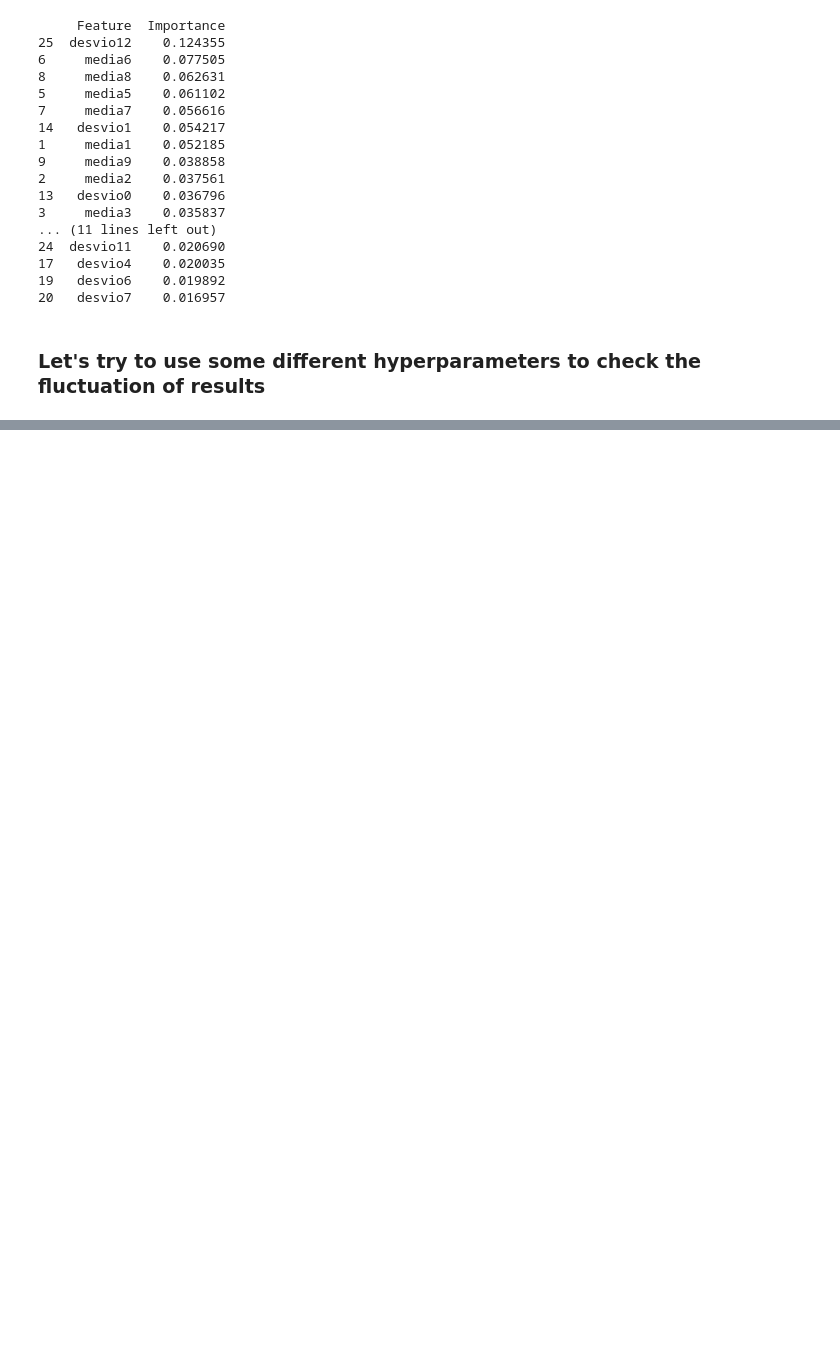
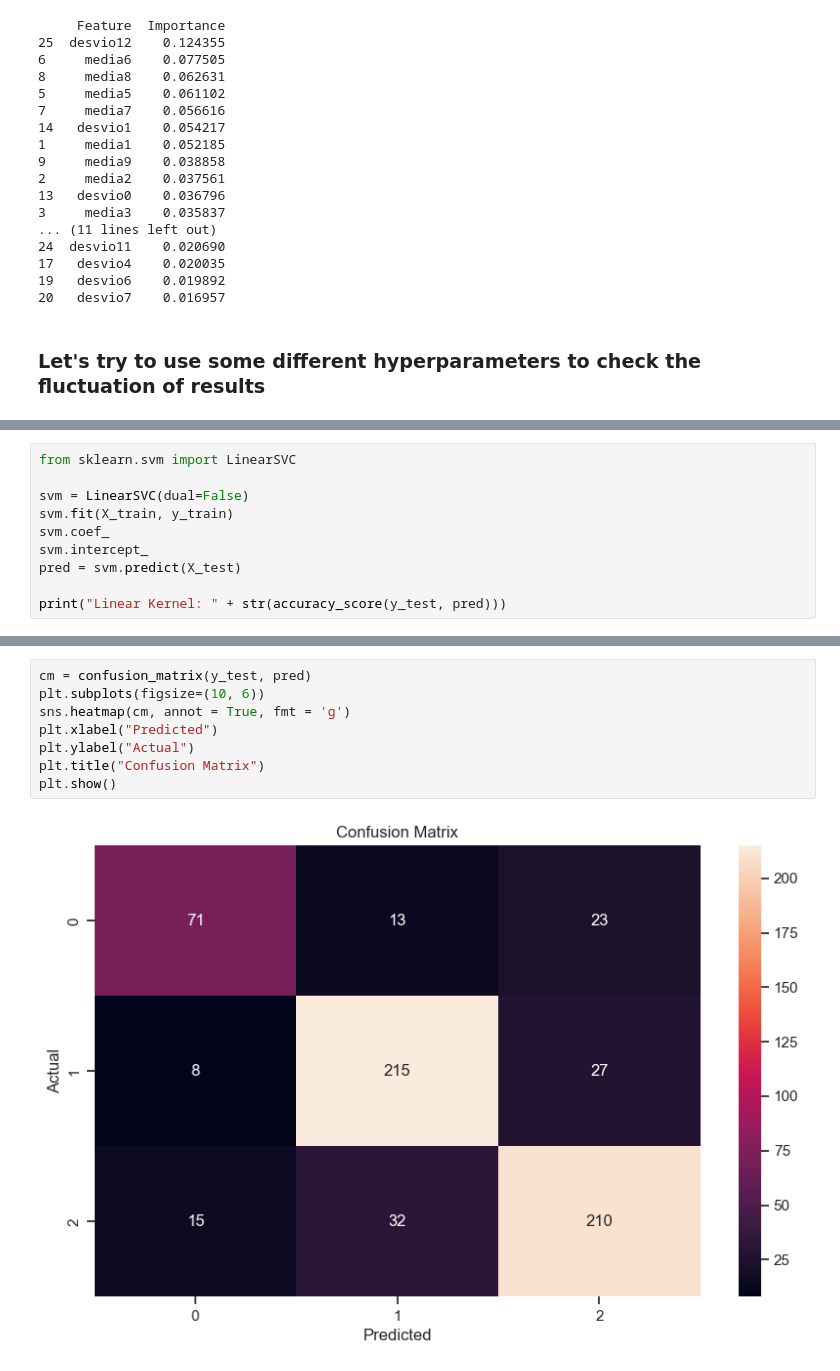
Before and after one commit to osvaldodmvs/APRAU_Project, a Jupyter notebook: main_notebook.ipynb, the cells around one changed output, grey strips where cells are left out. Saved outputs shown, nothing was run; the diff lists cells and outputs as text; blank space fills up the shorter version.

```diff
--- a/main_notebook.ipynb
+++ b/main_notebook.ipynb
@@ -1270,0 +1435,10 @@ desvio7: 0.016721128727140083
+# %%
+from sklearn.svm import LinearSVC
+
+svm = LinearSVC(dual=False)
+svm.fit(X_train, y_train)
+svm.coef_
+svm.intercept_
+pred = svm.predict(X_test)
+
+print("Linear Kernel: " + str(accuracy_score(y_test, pred)))
@@ -1270,0 +1452,10 @@ desvio7: 0.016721128727140083
+# %%
+cm = confusion_matrix(y_test, pred)
+plt.subplots(figsize=(10, 6))
+sns.heatmap(cm, annot = True, fmt = 'g')
+plt.xlabel("Predicted")
+plt.ylabel("Actual")
+plt.title("Confusion Matrix")
+plt.show()
+# %% [output]
+[figure, added]
```
Also changed, not shown: parts of 105 cells of this notebook.
